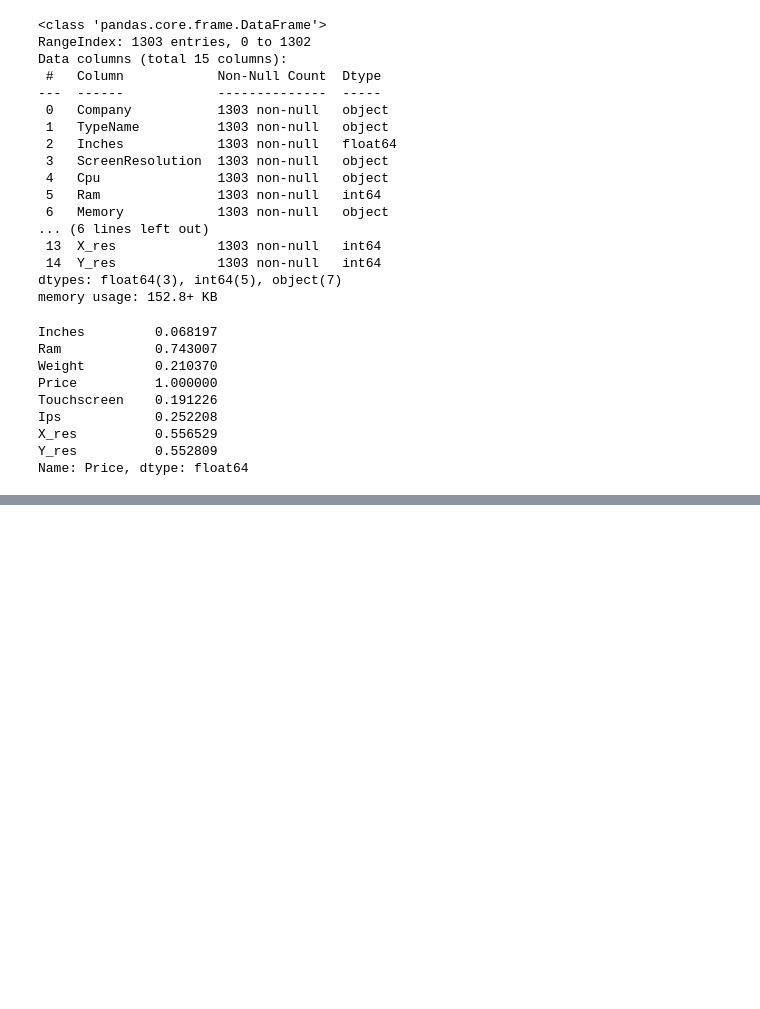
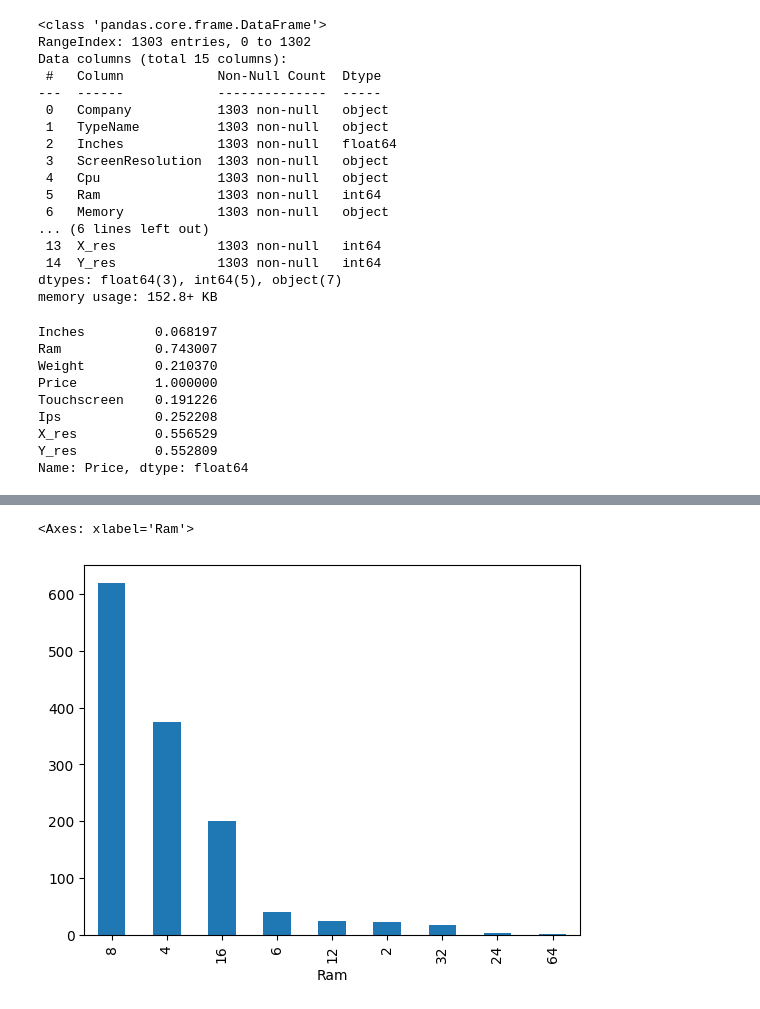
Before and after one commit to manishkr6/ML-Projects, a Jupyter notebook: Laptop-Price-Prediction/Laptop-Price-Prediction.ipynb, the cells around one changed output, grey strips where cells are left out. Cells and saved outputs as stored; diff of their text form; code cells hidden in the pictures; blank space fills up the shorter version.

```diff
--- a/Laptop-Price-Prediction/Laptop-Price-Prediction.ipynb
+++ b/Laptop-Price-Prediction/Laptop-Price-Prediction.ipynb
@@ -291,0 +375,2 @@ Name: Price, dtype: float64
+# %%
+df.drop(columns=['Cpu', 'Cup_Name'], inplace=True)
@@ -291,0 +386,5 @@ Name: Price, dtype: float64
+# %%
+df['Ram'].value_counts().plot(kind='bar')
+# %% [output]
+<Axes: xlabel='Ram'>
+[figure, added]
```
Also changed, not shown: parts of 20 cells of this notebook.
